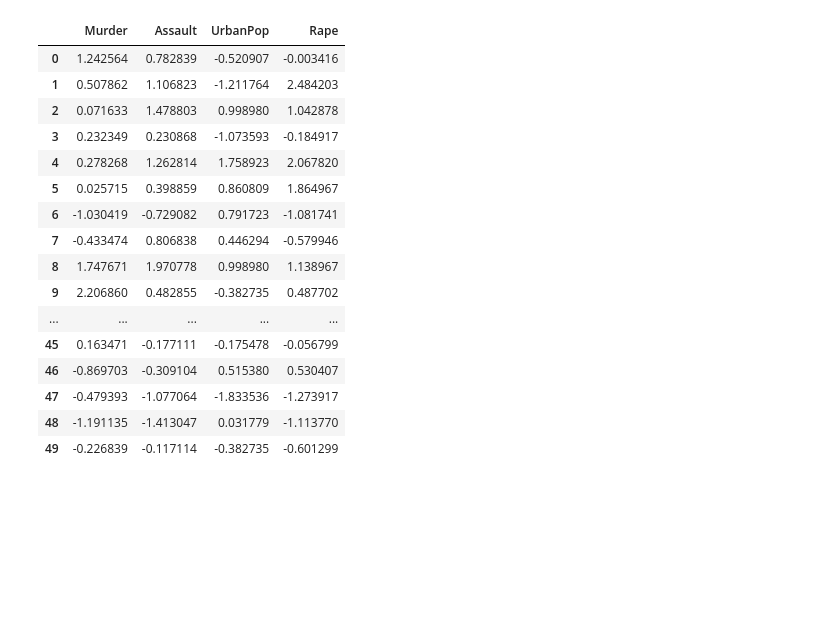
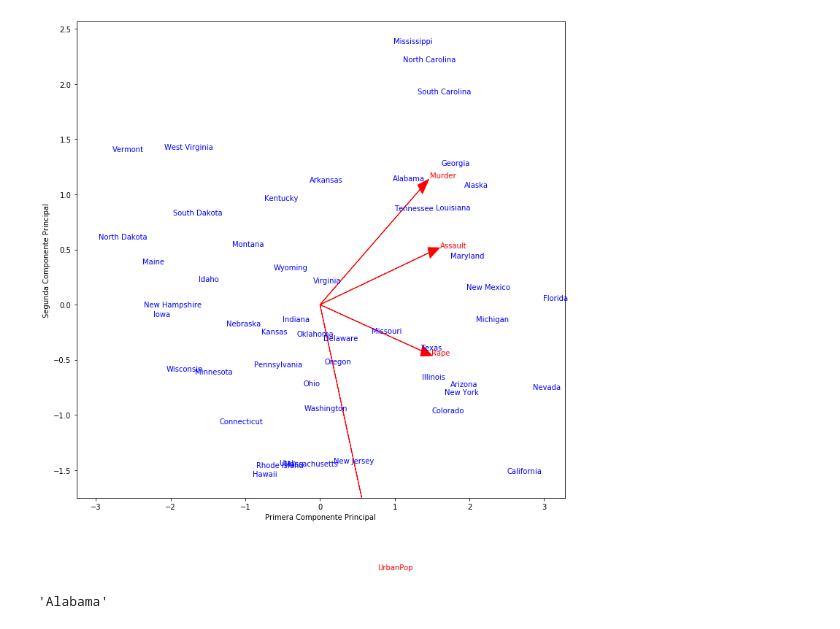
Before and after one commit to Jose991019/PenarandaJose_Ejercicio9, a Jupyter notebook: Untitled.ipynb, the cells around one changed output. Saved outputs shown, nothing was run; the diff lists cells and outputs as text; code cells hidden in the pictures; blank space fills up the shorter version.

```diff
--- a/Untitled.ipynb
+++ b/Untitled.ipynb
@@ -5,5 +5,33 @@ import matplotlib.pyplot as plt
 
 datos = pd.read_csv('USArrests.csv')
 columnas = ['Murder', 'Assault', 'UrbanPop','Rape']
-datos = datos[columnas]
-datos = (datos - datos.mean())/datos.std()
+datos2 = datos[columnas]
+datos2 = (datos2 - datos2.mean())/datos.std()
+# %%
+cov_matrix = np.cov(datos2.T)
+
+values, vectors = np.linalg.eig(cov_matrix)
+
+vector_A = vectors[:,0]
+vector_B = vectors[:,1]
+
+plt.figure(figsize=(12,12))
+datos = np.array(datos)
+
+for i in range(len(datos)):
+    model = datos[:,0][i]
+    v = np.array(datos2.iloc[i])
+    x = np.dot(vector_A, v)
+    y = np.dot(vector_B, v)
+    plt.text(x,y, model, fontsize=10, color='blue')
+    plt.scatter(x, y, s=0.001)
+
+for j in range(len(columnas)):
+    plt.arrow(0.0, 0.0, 2.5*vector_A[j], 2.5*vector_B[j], color='red', head_width=0.1)
+    plt.text(2.75*vector_A[j], 2.75*vector_B[j], columnas[j], color='red')
+plt.x
+plt.xlabel('Primera Componente Principal')
+plt.ylabel('Segunda Componente Principal')
+plt.savefig('componentes_principales.png', bbox_inches='tight')
+# %% [output]
+[figure, added]
@@ -10,20 +40,4 @@ datos = (datos - datos.mean())/datos.std()
 # %%
-datos
+datos[:,0][0]
 # %% [output]
-|  | Murder | Assault | UrbanPop | Rape |
-| 0 | 1.242564 | 0.782839 | -0.520907 | -0.003416 |
-| 1 | 0.507862 | 1.106823 | -1.211764 | 2.484203 |
-| 2 | 0.071633 | 1.478803 | 0.998980 | 1.042878 |
-| 3 | 0.232349 | 0.230868 | -1.073593 | -0.184917 |
-| 4 | 0.278268 | 1.262814 | 1.758923 | 2.067820 |
-| 5 | 0.025715 | 0.398859 | 0.860809 | 1.864967 |
-| 6 | -1.030419 | -0.729082 | 0.791723 | -1.081741 |
-| 7 | -0.433474 | 0.806838 | 0.446294 | -0.579946 |
-| 8 | 1.747671 | 1.970778 | 0.998980 | 1.138967 |
-| 9 | 2.206860 | 0.482855 | -0.382735 | 0.487702 |
-| ... | ... | ... | ... | ... |
-| 45 | 0.163471 | -0.177111 | -0.175478 | -0.056799 |
-| 46 | -0.869703 | -0.309104 | 0.515380 | 0.530407 |
-| 47 | -0.479393 | -1.077064 | -1.833536 | -1.273917 |
-| 48 | -1.191135 | -1.413047 | 0.031779 | -1.113770 |
-| 49 | -0.226839 | -0.117114 | -0.382735 | -0.601299 |
+'Alabama'
```
Also changed, not shown: parts of 1 cell of this notebook.
